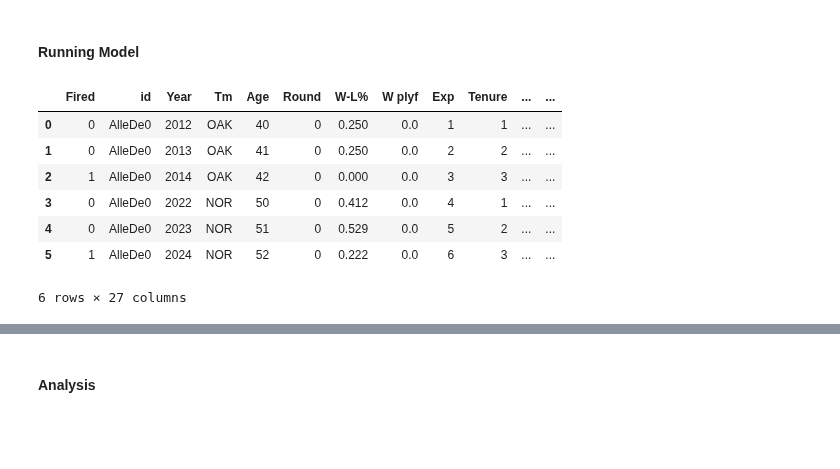
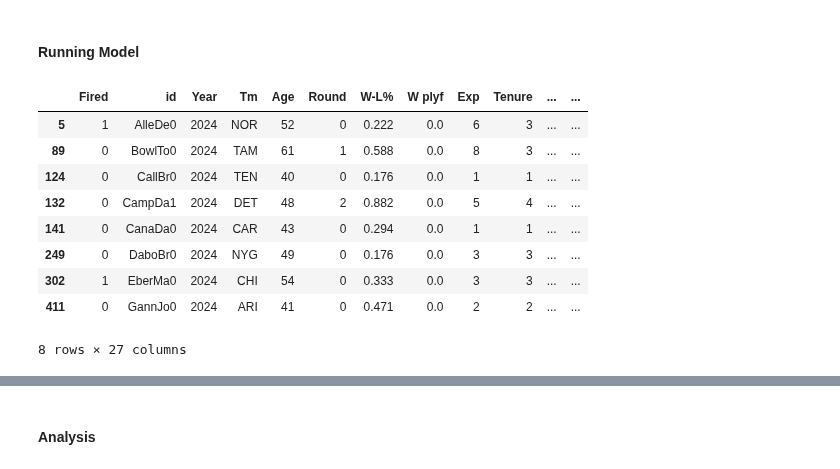
Before and after one commit to nhford/hot-seat-backend, a Jupyter notebook: hot_seat.ipynb, the cells around one changed output, grey strips where cells are left out. Saved outputs shown, nothing was run; the diff lists cells and outputs as text; code cells hidden in the pictures; blank space fills up the shorter version.

```diff
--- a/hot_seat.ipynb
+++ b/hot_seat.ipynb
@@ -679,4 +653,7 @@ def with_ou(full=False,odds=OU):
     df = with_coy(full=True)
     df['ou'] = df.apply(lambda row: odds.loc[convert_team(row['Tm'])][str(row['Year'])] if row['Year'] >= 1989 else 0,axis=1)
     if full : return df
-    return df[['id','Year','Tm','Age','Round','W plyf','(W-L)','Exp','Tenure','Tenure (W-L)','Tenure W plyf','stint','Tenure coy_share','Exp coy_share','SRS','ou','Fired','gm','owner','coy_share']]
+    return df[['id','Year','Tm','Age','Round','W plyf','(W-L)','Exp','Tenure','Tenure (W-L)','Tenure W plyf','Tenure coy_share','Exp coy_share','SRS','ou','Fired','gm','owner','coy_share','coy_rank']]
+# %%
+df = with_ou()
+df[df['Year']==2024].head(8)
@@ -808,7 +795,7 @@ def with_delta(full=False):
         df[f'Delta {delta}yr W-L%'] = df.apply(lambda row: delta_wins_pct(row['Tm'],row['Year'],row['W-L%'],-delta,table=STANDINGS),axis=1)
         df[f'Delta {delta}yr plyf'] = df.apply(lambda row: delta_wins_pct(row['Tm'],row['Year'],row['Round'],-delta,table=PLAYOFFS),axis=1)
     if full : return df
-    return df[['id','Year','Tm','Age','Round','W plyf','(W-L)','Exp','Tenure','Tenure (W-L)','Tenure W plyf','stint','Tenure coy_share','Exp coy_share','SRS','ou','Fired','gm','owner','coy_share','Delta 1yr W-L%','Delta 2yr W-L%','Delta 3yr W-L%','Delta 1yr plyf','Delta 2yr plyf','Delta 3yr plyf']]
+    return df[['id','Year','Tm','Age','Round','W plyf','(W-L)','Exp','Tenure','Tenure (W-L)','Tenure W plyf','Tenure coy_share','Exp coy_share','SRS','ou','Fired','gm','owner','coy_share','coy_rank','Delta 1yr W-L%','Delta 2yr W-L%','Delta 3yr W-L%','Delta 1yr plyf','Delta 2yr plyf','Delta 3yr plyf']]
 # %% [markdown]
 ### Race of Coach
 # %%
@@ -856,7 +843,7 @@ def with_race(full=False,poc_dict = POC_DICT):
     df = with_delta(full=True)
     df['poc'] = df['id'].map(lambda x: int(x in poc_dict))
     if full : return df
-    return df[['Fired','id','Year','Tm','Age','Round','W-L%','W plyf','Exp','Tenure','Tenure (W-L)','Tenure W plyf','stint','Tenure coy_share','Exp coy_share','SRS','ou','gm','owner','coy_share','poc','Delta 1yr W-L%','Delta 2yr W-L%','Delta 3yr W-L%','Delta 1yr plyf','Delta 2yr plyf','Delta 3yr plyf']]
+    return df[['Fired','id','Year','Tm','Age','Round','W-L%','W plyf','Exp','Tenure','Tenure (W-L)','Tenure W plyf','Tenure coy_share','Exp coy_share','SRS','ou','gm','owner','coy_share','coy_rank','poc','Delta 1yr W-L%','Delta 2yr W-L%','Delta 3yr W-L%','Delta 1yr plyf','Delta 2yr plyf','Delta 3yr plyf']]
 # %% [markdown]
 ### Team Colors
 # %%
@@ -988,17 +966,19 @@ def get_training(curr=with_race,fetch=True):
 # %% [markdown]
 #### Running Model
 # %%
-data = get_training(curr=with_race,fetch=False)
-data.head(6)
+data = get_training(curr=with_race,fetch=True)
+data[data['Year']==2024].head(8)
 # %% [output]
 |  | Fired | id | Year | Tm | Age | Round | W-L% | W plyf | Exp | Tenure | ... | ... |
-| 0 | 0 | AlleDe0 | 2012 | OAK | 40 | 0 | 0.250 | 0.0 | 1 | 1 | ... | ... |
-| 1 | 0 | AlleDe0 | 2013 | OAK | 41 | 0 | 0.250 | 0.0 | 2 | 2 | ... | ... |
-| 2 | 1 | AlleDe0 | 2014 | OAK | 42 | 0 | 0.000 | 0.0 | 3 | 3 | ... | ... |
-| 3 | 0 | AlleDe0 | 2022 | NOR | 50 | 0 | 0.412 | 0.0 | 4 | 1 | ... | ... |
-| 4 | 0 | AlleDe0 | 2023 | NOR | 51 | 0 | 0.529 | 0.0 | 5 | 2 | ... | ... |
 | 5 | 1 | AlleDe0 | 2024 | NOR | 52 | 0 | 0.222 | 0.0 | 6 | 3 | ... | ... |
+| 89 | 0 | BowlTo0 | 2024 | TAM | 61 | 1 | 0.588 | 0.0 | 8 | 3 | ... | ... |
+| 124 | 0 | CallBr0 | 2024 | TEN | 40 | 0 | 0.176 | 0.0 | 1 | 1 | ... | ... |
+| 132 | 0 | CampDa1 | 2024 | DET | 48 | 2 | 0.882 | 0.0 | 5 | 4 | ... | ... |
+| 141 | 0 | CanaDa0 | 2024 | CAR | 43 | 0 | 0.294 | 0.0 | 1 | 1 | ... | ... |
+| 249 | 0 | DaboBr0 | 2024 | NYG | 49 | 0 | 0.176 | 0.0 | 3 | 3 | ... | ... |
+| 302 | 1 | EberMa0 | 2024 | CHI | 54 | 0 | 0.333 | 0.0 | 3 | 3 | ... | ... |
+| 411 | 0 | GannJo0 | 2024 | ARI | 41 | 0 | 0.471 | 0.0 | 2 | 2 | ... | ... |
-6 rows × 27 columns
+8 rows × 27 columns
 # %%
 FEATURE_NAMES = data.columns[4:].to_list()
 # %%
```
Also changed, not shown: parts of 46 cells of this notebook, 6 other files.
